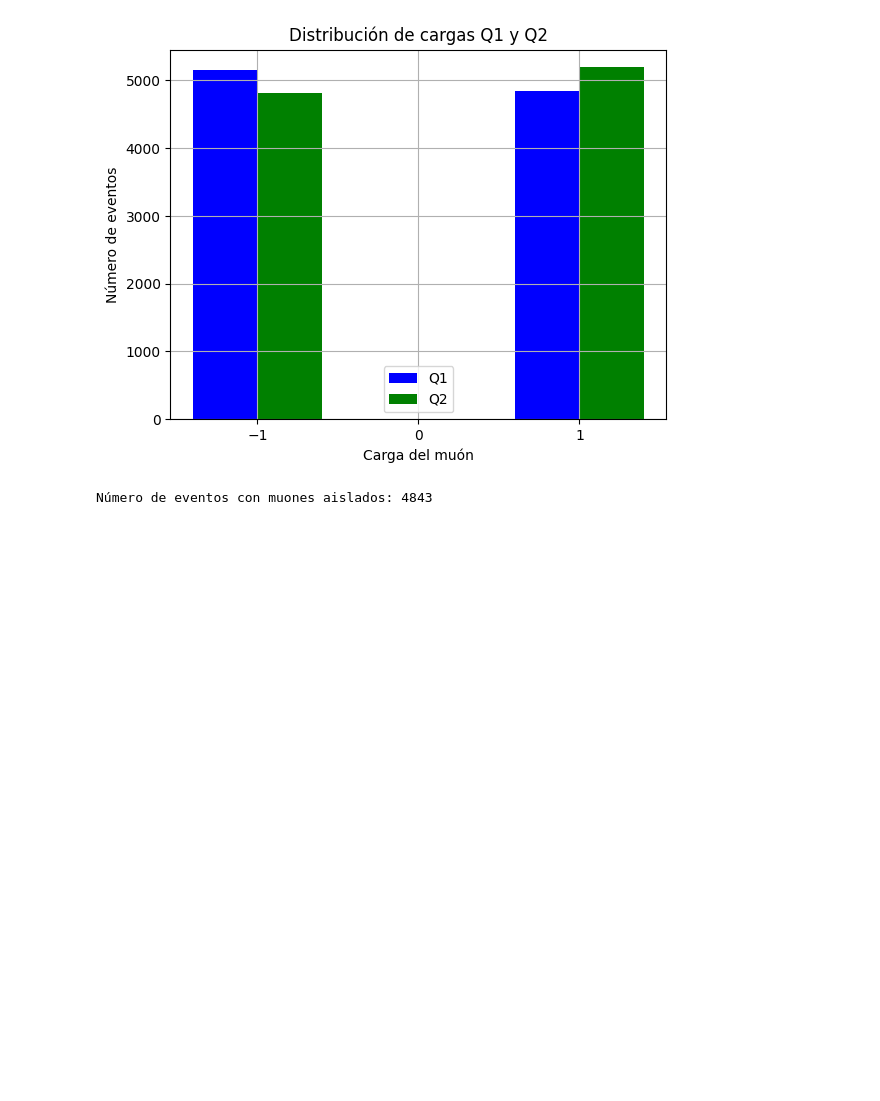
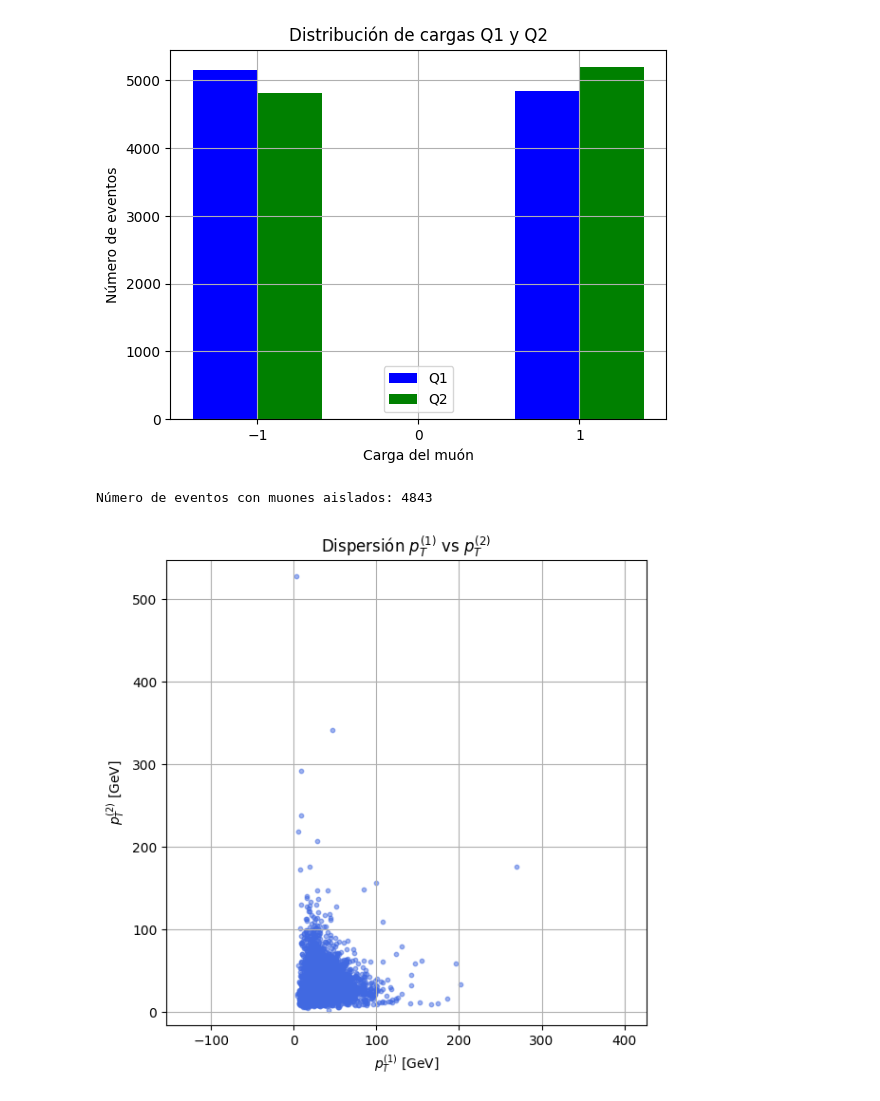
Before and after one commit to ProgramasParaFisicaDeParticulas/lecturadedatosabiertoscmszmumu-Pioquinto9, a Jupyter notebook: CMSOpenDataZtoMuMu.ipynb, the cells around one changed output. Cells and saved outputs as stored; diff of their text form; code cells hidden in the pictures; blank space fills up the shorter version.

```diff
--- a/CMSOpenDataZtoMuMu.ipynb
+++ b/CMSOpenDataZtoMuMu.ipynb
@@ -124,3 +124,27 @@ aislados = particles[(particles["iso1"] < 0.15) & (particles["iso2"] < 0.15)]
 print(f"Número de eventos con muones aislados: {len(aislados)}")
 # %% [output]
 Número de eventos con muones aislados: 4843
+# %%
+import pandas as pd
+import matplotlib.pyplot as plt
+
+# Cargar el archivo CSV (una vez que lo subas)
+df = pd.read_csv('https://opendata.cern.ch/record/5208/files/Zmumu.csv')  # Usa el nombre correcto si es distinto
+
+# Verifica los nombres de las columnas con: df.columns
+# Asumimos que existen columnas 'pT1' y 'pT2'
+pt1 = df['pt1']
+pt2 = df['pt2']
+
+# Crear el scatter plot
+plt.figure(figsize=(6, 6))
+plt.scatter(pt1, pt2, alpha=0.5, s=10, color='royalblue')
+plt.xlabel(r'$p_{T}^{(1)}$ [GeV]')
+plt.ylabel(r'$p_{T}^{(2)}$ [GeV]')
+plt.title(r'Dispersión $p_T^{(1)}$ vs $p_T^{(2)}$')
+plt.grid(True)
+plt.axis('equal')
+plt.tight_layout()
+plt.show()
+# %% [output]
+[figure, added]
```
Also changed, not shown: parts of 1 cell of this notebook.
